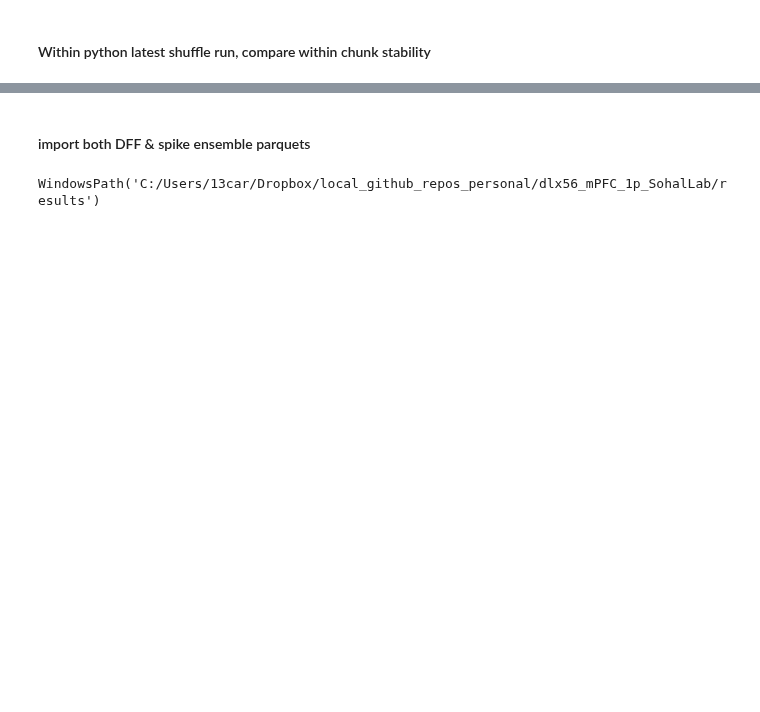
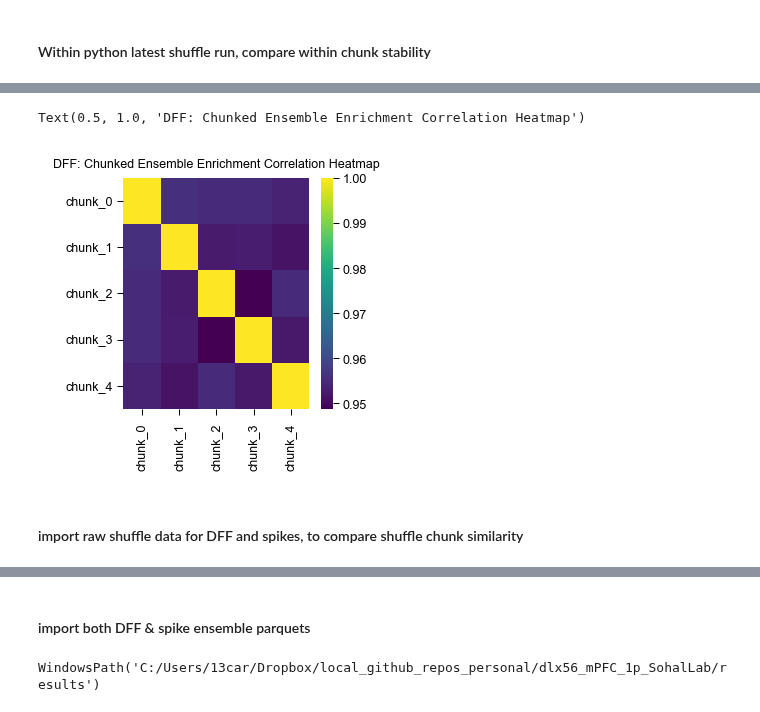
Before and after one commit to cjohnsoncruz/dlx56_mPFC_1p_SohalLab, a Jupyter notebook: code/preprocess matlab data v5_no_tseries_tests.ipynb, the cells around one changed output, grey strips where cells are left out. Saved outputs shown, nothing was run; the diff lists cells and outputs as text; code cells hidden in the pictures; blank space fills up the shorter version.

```diff
--- a/code/preprocess matlab data v5_no_tseries_tests.ipynb
+++ b/code/preprocess matlab data v5_no_tseries_tests.ipynb
@@ -624,11 +577,3 @@ Name: chunk_index, dtype: int64
 # %%
-enriched_by_chunk = all_chunked_ensembles.pivot_table(index=['subject_name', 'task_stage', 'cell'], columns='chunk_index',values='enriched',aggfunc='first')
-
-enriched_by_chunk.columns = [f'chunk_{i}' for i in enriched_by_chunk.columns]
-chunk_col = [c for c in enriched_by_chunk.columns if 'chunk_' in c]
-enriched_by_chunk=enriched_by_chunk.reset_index()
-# Add summary columns
-print(enriched_by_chunk.sample())
-fig, ax = plt.subplots(figsize=(4,4))
-sns.heatmap(enriched_by_chunk[chunk_col].corr(), vmax = 1, cmap='viridis')
+all_chunked_ensembles = chunk_shuffles_by_subject(all_subject_shuffles, raster_dataframes, chunk_size=1000)
 # %% [output]
@@ -641,0 +657,12 @@ sns.heatmap(enriched_by_chunk[chunk_col].corr(), vmax = 1, cmap='viridis')
+# %%
+## pivot dff chunked ensembles activation and plot heatmap
+enriched_by_chunk_dff = get_pivoted_enrichment_heatmap(all_chunked_ensembles)
+fig, ax = plt.subplots(figsize=(2,2))
+chunk_col = [c for c in enriched_by_chunk_dff.columns if 'chunk_' in c]
+sns.heatmap(enriched_by_chunk_dff[chunk_col].corr(), vmax = 1, cmap='viridis')
+ax.set_title("DFF: Chunked Ensemble Enrichment Correlation Heatmap")
+# %% [output]
+Text(0.5, 1.0, 'DFF: Chunked Ensemble Enrichment Correlation Heatmap')
+[figure, added]
+# %% [markdown]
+#### import raw shuffle data for DFF and spikes, to compare shuffle chunk similarity
```
Also changed, not shown: parts of 38 cells of this notebook, 3 other files.
